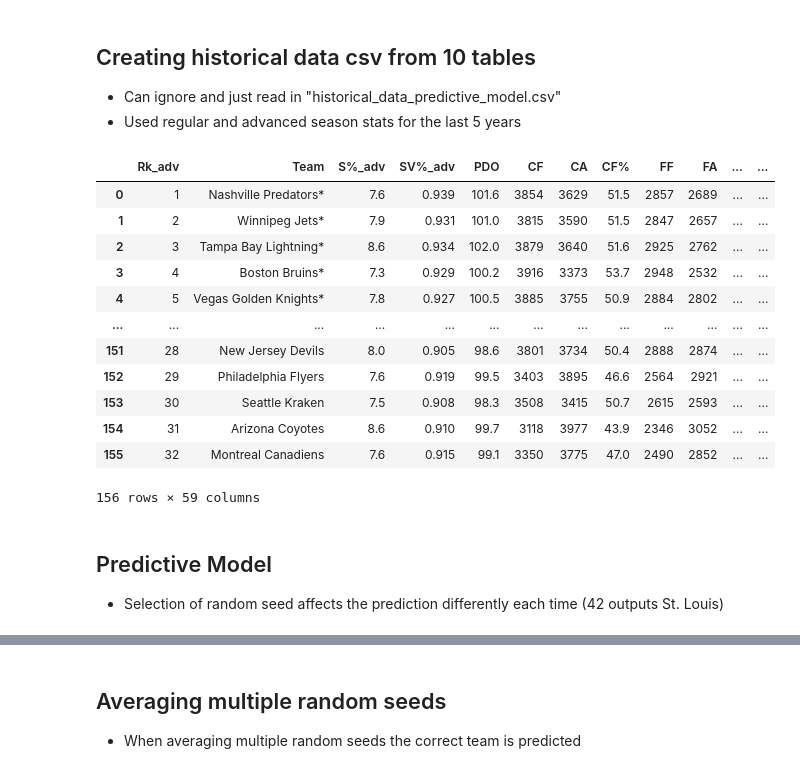
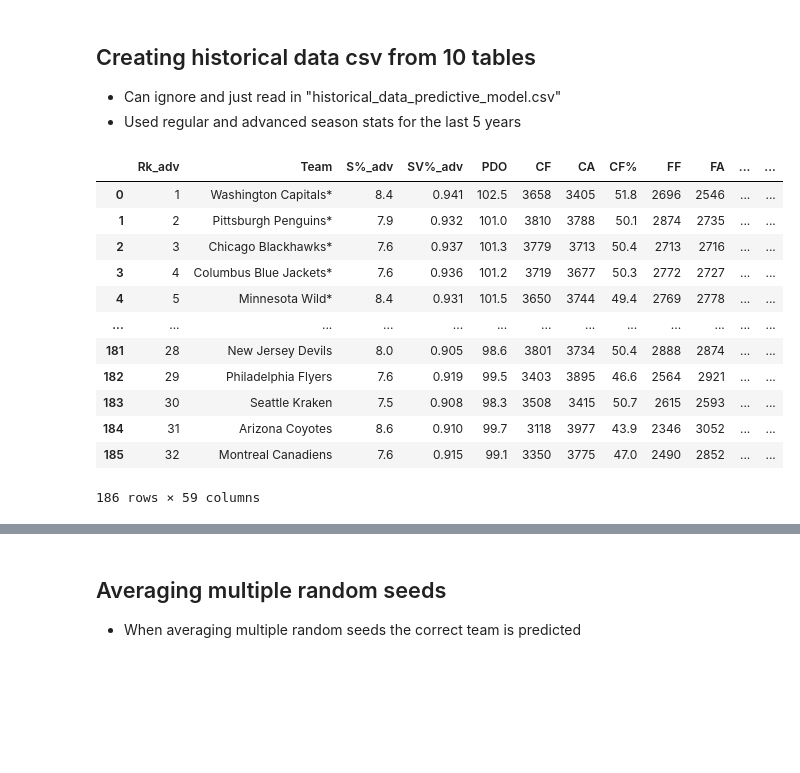
Before and after one commit to jdawg00527/CMSE202_Project, a Jupyter notebook: NHL Predictions.ipynb, the cells around one changed output, grey strips where cells are left out. Saved outputs shown, nothing was run; the diff lists cells and outputs as text; code cells hidden in the pictures; blank space fills up the shorter version.

```diff
--- a/NHL Predictions.ipynb
+++ b/NHL Predictions.ipynb
@@ -29,27 +29,23 @@ def process_year(year, champion_team):
 
     return data
 # %%
-years = range(2018, 2023)
-champions = ['Washington Capitals*', 'St. Louis Blues*', 'Tampa Bay Lightning*', 'Tampa Bay Lightning*', 'Colorado Avalanche*']
+years = range(2017, 2023)
+champions = ['Pittsburgh Penguins*', 'Washington Capitals*', 'St. Louis Blues*', 'Tampa Bay Lightning*', 'Tampa Bay Lightning*', 'Colorado Avalanche*']
 historical_data = pd.concat([process_year(year, champion) for year, champion in zip(years, champions)], ignore_index=True)
 historical_data
 # %% [output]
 |  | Rk_adv | Team | S%_adv | SV%_adv | PDO | CF | CA | CF% | FF | FA | ... | ... |
-| 0 | 1 | Nashville Predators* | 7.6 | 0.939 | 101.6 | 3854 | 3629 | 51.5 | 2857 | 2689 | ... | ... |
-| 1 | 2 | Winnipeg Jets* | 7.9 | 0.931 | 101.0 | 3815 | 3590 | 51.5 | 2847 | 2657 | ... | ... |
-| 2 | 3 | Tampa Bay Lightning* | 8.6 | 0.934 | 102.0 | 3879 | 3640 | 51.6 | 2925 | 2762 | ... | ... |
-| 3 | 4 | Boston Bruins* | 7.3 | 0.929 | 100.2 | 3916 | 3373 | 53.7 | 2948 | 2532 | ... | ... |
-| 4 | 5 | Vegas Golden Knights* | 7.8 | 0.927 | 100.5 | 3885 | 3755 | 50.9 | 2884 | 2802 | ... | ... |
+| 0 | 1 | Washington Capitals* | 8.4 | 0.941 | 102.5 | 3658 | 3405 | 51.8 | 2696 | 2546 | ... | ... |
+| 1 | 2 | Pittsburgh Penguins* | 7.9 | 0.932 | 101.0 | 3810 | 3788 | 50.1 | 2874 | 2735 | ... | ... |
+| 2 | 3 | Chicago Blackhawks* | 7.6 | 0.937 | 101.3 | 3779 | 3713 | 50.4 | 2713 | 2716 | ... | ... |
+| 3 | 4 | Columbus Blue Jackets* | 7.6 | 0.936 | 101.2 | 3719 | 3677 | 50.3 | 2772 | 2727 | ... | ... |
+| 4 | 5 | Minnesota Wild* | 8.4 | 0.931 | 101.5 | 3650 | 3744 | 49.4 | 2769 | 2778 | ... | ... |
 | ... | ... | ... | ... | ... | ... | ... | ... | ... | ... | ... | ... | ... |
-| 151 | 28 | New Jersey Devils | 8.0 | 0.905 | 98.6 | 3801 | 3734 | 50.4 | 2888 | 2874 | ... | ... |
-| 152 | 29 | Philadelphia Flyers | 7.6 | 0.919 | 99.5 | 3403 | 3895 | 46.6 | 2564 | 2921 | ... | ... |
-| 153 | 30 | Seattle Kraken | 7.5 | 0.908 | 98.3 | 3508 | 3415 | 50.7 | 2615 | 2593 | ... | ... |
-| 154 | 31 | Arizona Coyotes | 8.6 | 0.910 | 99.7 | 3118 | 3977 | 43.9 | 2346 | 3052 | ... | ... |
-| 155 | 32 | Montreal Canadiens | 7.6 | 0.915 | 99.1 | 3350 | 3775 | 47.0 | 2490 | 2852 | ... | ... |
+| 181 | 28 | New Jersey Devils | 8.0 | 0.905 | 98.6 | 3801 | 3734 | 50.4 | 2888 | 2874 | ... | ... |
+| 182 | 29 | Philadelphia Flyers | 7.6 | 0.919 | 99.5 | 3403 | 3895 | 46.6 | 2564 | 2921 | ... | ... |
+| 183 | 30 | Seattle Kraken | 7.5 | 0.908 | 98.3 | 3508 | 3415 | 50.7 | 2615 | 2593 | ... | ... |
+| 184 | 31 | Arizona Coyotes | 8.6 | 0.910 | 99.7 | 3118 | 3977 | 43.9 | 2346 | 3052 | ... | ... |
+| 185 | 32 | Montreal Canadiens | 7.6 | 0.915 | 99.1 | 3350 | 3775 | 47.0 | 2490 | 2852 | ... | ... |
-156 rows × 59 columns
+186 rows × 59 columns
 # %%
 historical_data.to_csv('historical_data_predictive_model.csv', index=False)
-# %% [markdown]
-## Predictive Model
-
-- Selection of random seed affects the prediction differently each time (42 outputs St. Louis)
```
Also changed, not shown: parts of 6 cells of this notebook, 1 other file.
